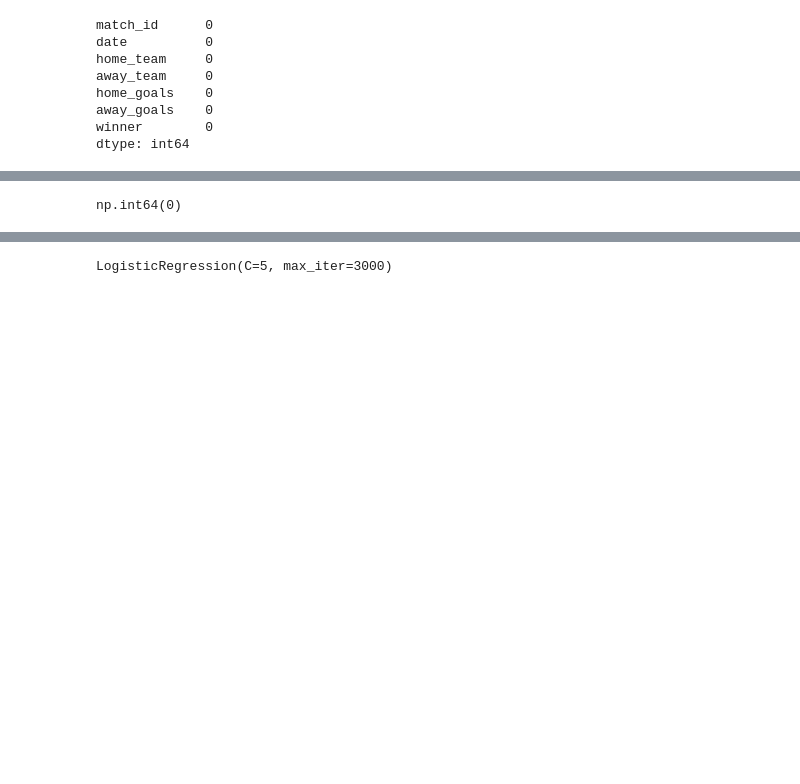
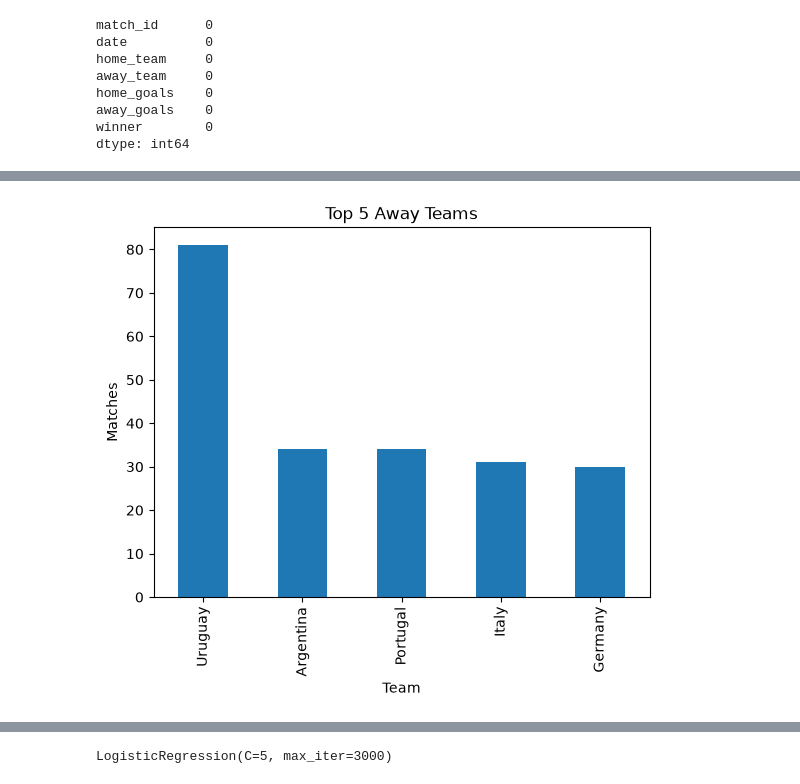
Before and after one commit to ranagourav2007-lab/fifa-world-cup-insights, a Jupyter notebook: training.ipynb, the cells around one changed output, grey strips where cells are left out. Cells and saved outputs as stored; diff of their text form; code cells hidden in the pictures; blank space fills up the shorter version.

```diff
--- a/training.ipynb
+++ b/training.ipynb
@@ -65,7 +127,17 @@ dtype: int64
+# %%
+import matplotlib.pyplot as plt
+
+df["away_team"].value_counts().head(5).plot(kind="bar")
+
+plt.title("Top 5 Away Teams")
+plt.xlabel("Team")
+plt.ylabel("Matches")
+
+plt.show()
+# %% [output]
+[figure, added]
 # %%
-df.duplicated().sum()
+#df.duplicated().sum()
-# %% [output]
-np.int64(0)
 # %%
 df["date"] = pd.to_datetime(df["date"])
 # %%
```
Also changed, not shown: parts of 15 cells of this notebook, 1 other file.
